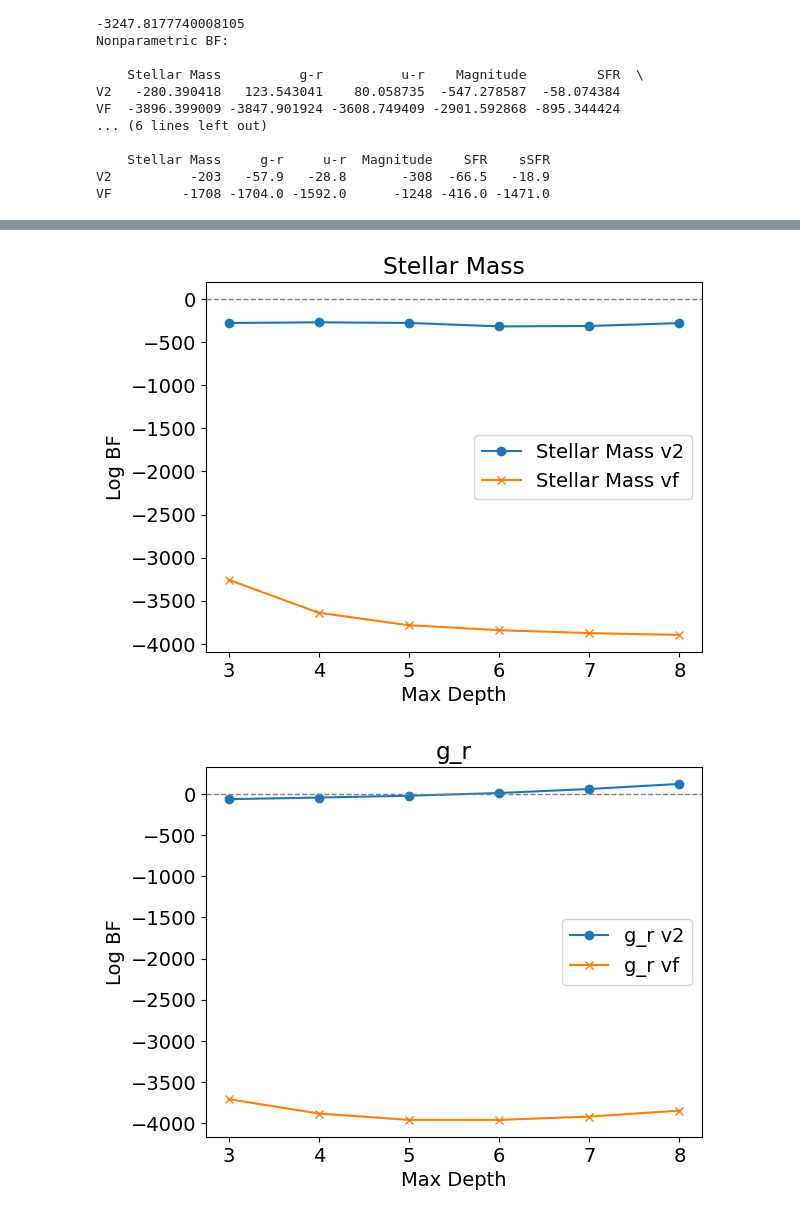
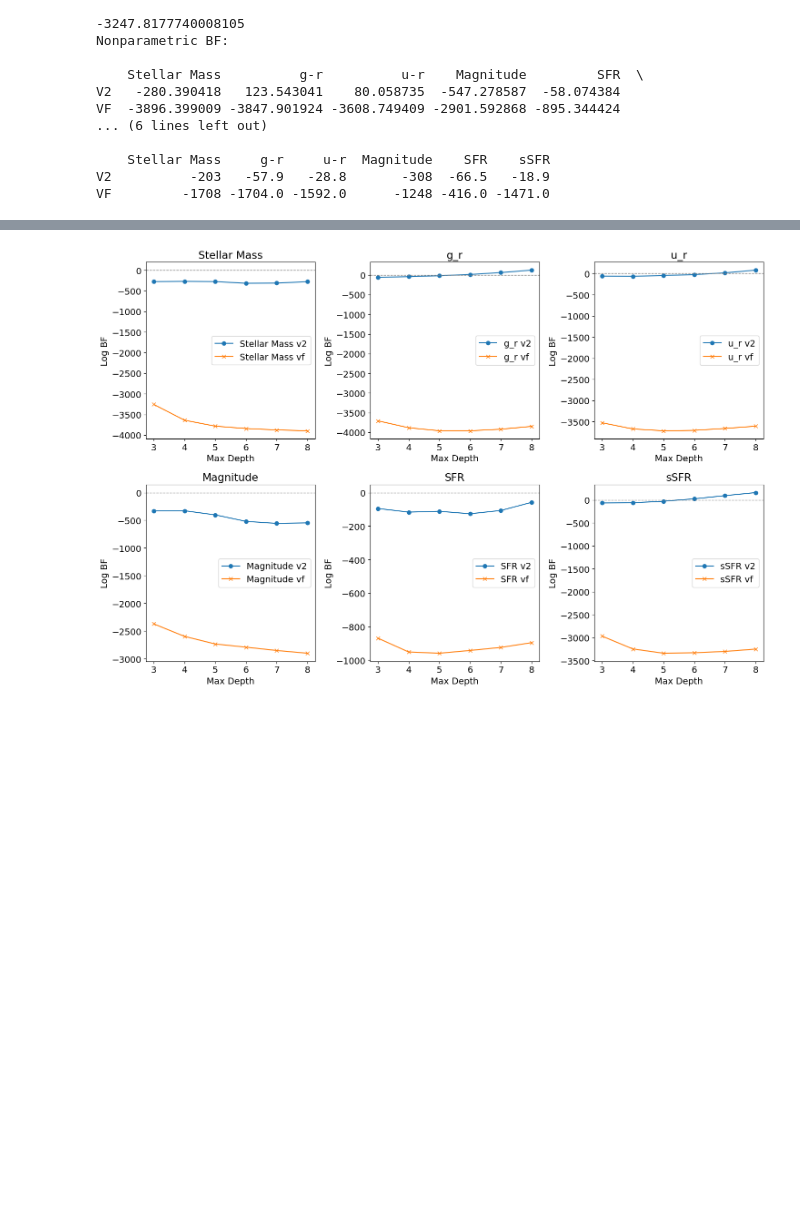
Before and after one commit to DESI-UR/bff, a Jupyter notebook: Void_Analysis.ipynb, the cells around one changed output, grey strips where cells are left out. Drawn from its saved outputs; the diff is of its cells as text; code cells hidden in the pictures; blank space fills up the shorter version.

```diff
--- a/Void_Analysis.ipynb
+++ b/Void_Analysis.ipynb
@@ -424,33 +367,36 @@ plt.show()
 # %%
-def generate_plot(clean_wall_v2, clean_void_v2, clean_wall_vf, clean_void_vf, title):
+#effect of depth when we keep c = 1
+
+def generate_plot(ax, clean_wall_v2, clean_void_v2, clean_wall_vf, clean_void_vf, title):
     max_depth_values = [3, 4, 5, 6, 7, 8]
     results_v2 = []
     results_vf = []
 
     for depth in max_depth_values:
-        result_v2 = pt_d_sample_test(clean_wall_v2, clean_void_v2, max_depth=depth, log_BF=True)
-        result_vf = pt_d_sample_test(clean_wall_vf, clean_void_vf, max_depth=depth, log_BF=True)
+        result_v2 = pt_d_sample_test(clean_wall_v2, clean_void_v2, c = 1, max_depth=depth, log_BF=True)
+        result_vf = pt_d_sample_test(clean_wall_vf, clean_void_vf, c = 1, max_depth=depth, log_BF=True)
         results_v2.append(result_v2)
         results_vf.append(result_vf)
 
-
-    plt.figure()
-    plt.plot(max_depth_values, results_v2, label=f'{title} v2',  marker='o')
-    plt.plot(max_depth_values, results_vf, label=f'{title} vf',  marker='x')
-    plt.xlabel('Max Depth')
-    plt.ylabel('Log BF')
-    plt.axhline(y=0, color='gray', linestyle='--', linewidth=1)
-    plt.title(title)
-    plt.legend()
-    plt.show()
+    ax.plot(max_depth_values, results_v2, label=f'{title} v2', marker='o')
+    ax.plot(max_depth_values, results_vf, label=f'{title} vf', marker='x')
+    ax.set_xlabel('Max Depth')
+    ax.set_ylabel('Log BF')
+    ax.axhline(y=0, color='gray', linestyle='--', linewidth=1)
+    ax.set_title(title)
+    ax.legend()
 
 # Example usage:
-generate_plot(clean_wall_v2, clean_void_v2, clean_wall_vf, clean_void_vf, 'Stellar Mass')
-generate_plot(cleangr_wall_v2, cleangr_void_v2, cleangr_wall_vf, cleangr_void_vf, 'g_r')
-generate_plot(cleanur_wall_v2, cleanur_void_v2, cleanur_wall_vf, cleanur_void_vf, 'u_r')
-generate_plot(cleanmag_wall_v2, cleanmag_void_v2, cleanmag_wall_vf, cleanmag_void_vf, 'Magnitude')
-generate_plot(cleanSFR_wall_v2, cleanSFR_void_v2, cleanSFR_wall_vf, cleanSFR_void_vf, 'SFR')
-generate_plot(cleansSFR_wall_v2, cleansSFR_void_v2, cleansSFR_wall_vf, cleansSFR_void_vf, 'sSFR')
+fig, axs = plt.subplots(2, 3, figsize=(15, 10))
+
+generate_plot(axs[0, 0], clean_wall_v2, clean_void_v2, clean_wall_vf, clean_void_vf, 'Stellar Mass')
+generate_plot(axs[0, 1], cleangr_wall_v2, cleangr_void_v2, cleangr_wall_vf, cleangr_void_vf, 'g_r')
+generate_plot(axs[0, 2], cleanur_wall_v2, cleanur_void_v2, cleanur_wall_vf, cleanur_void_vf, 'u_r')
+generate_plot(axs[1, 0], cleanmag_wall_v2, cleanmag_void_v2, cleanmag_wall_vf, cleanmag_void_vf, 'Magnitude')
+generate_plot(axs[1, 1], cleanSFR_wall_v2, cleanSFR_void_v2, cleanSFR_wall_vf, cleanSFR_void_vf, 'SFR')
+generate_plot(axs[1, 2], cleansSFR_wall_v2, cleansSFR_void_v2, cleansSFR_wall_vf, cleansSFR_void_vf, 'sSFR')
+
+plt.tight_layout()
+plt.show()
 # %% [output]
-[figure, old version]
+[figure, new version]
-[figure, removed]
```
Also changed, not shown: parts of 4 cells of this notebook, 1 other file.
